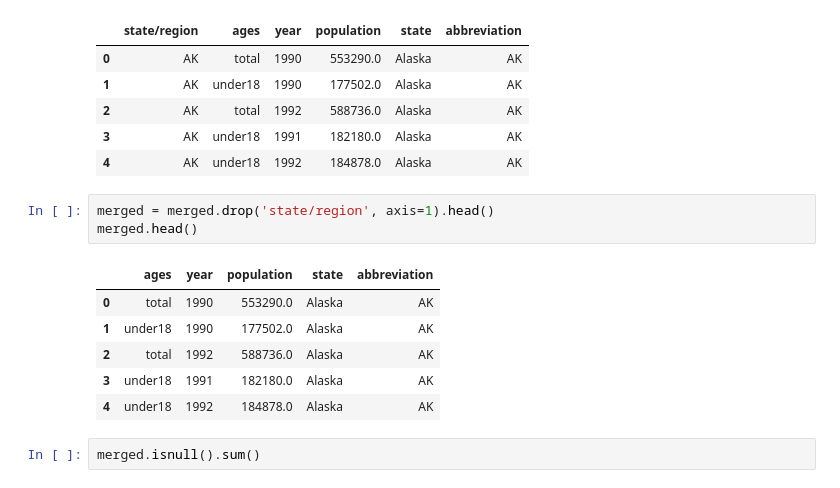
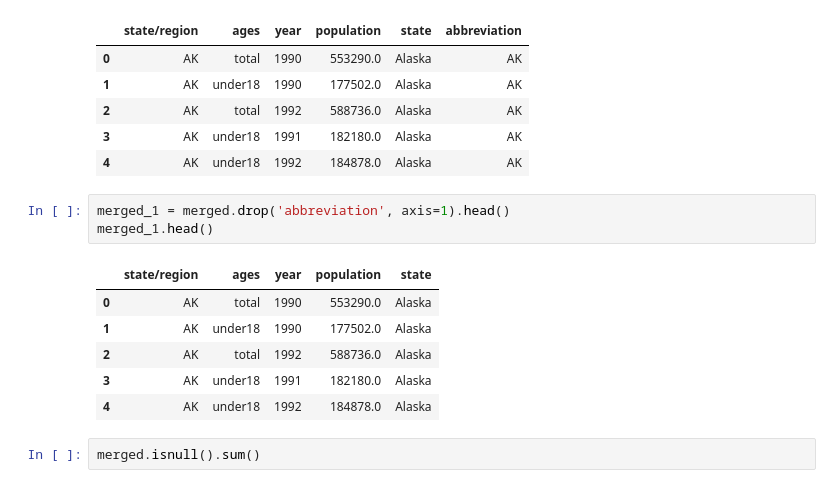
Before and after one commit to WillardDev/Python_Data_Analysis, a Jupyter notebook: Merge_and_Join.ipynb, the cells around one changed output. Cells and saved outputs as stored; diff of their text form.

Commit message:
Update execution counts and outputs in Merge and Join notebook for clarity and accuracy

```diff
--- a/Merge_and_Join.ipynb
+++ b/Merge_and_Join.ipynb
@@ -394,15 +394,15 @@ merged.head()
 | 3 | AK | under18 | 1991 | 182180.0 | Alaska | AK |
 | 4 | AK | under18 | 1992 | 184878.0 | Alaska | AK |
 # %%
-merged = merged.drop('state/region', axis=1).head()
-merged.head()
+merged_1 = merged.drop('abbreviation', axis=1).head()
+merged_1.head()
 # %% [output]
-|  | ages | year | population | state | abbreviation |
-| 0 | total | 1990 | 553290.0 | Alaska | AK |
-| 1 | under18 | 1990 | 177502.0 | Alaska | AK |
-| 2 | total | 1992 | 588736.0 | Alaska | AK |
-| 3 | under18 | 1991 | 182180.0 | Alaska | AK |
-| 4 | under18 | 1992 | 184878.0 | Alaska | AK |
+|  | state/region | ages | year | population | state |
+| 0 | AK | total | 1990 | 553290.0 | Alaska |
+| 1 | AK | under18 | 1990 | 177502.0 | Alaska |
+| 2 | AK | total | 1992 | 588736.0 | Alaska |
+| 3 | AK | under18 | 1991 | 182180.0 | Alaska |
+| 4 | AK | under18 | 1992 | 184878.0 | Alaska |
 # %%
 merged.isnull().sum()
 # %% [output]
```
Also changed, not shown: parts of 4 cells of this notebook.
